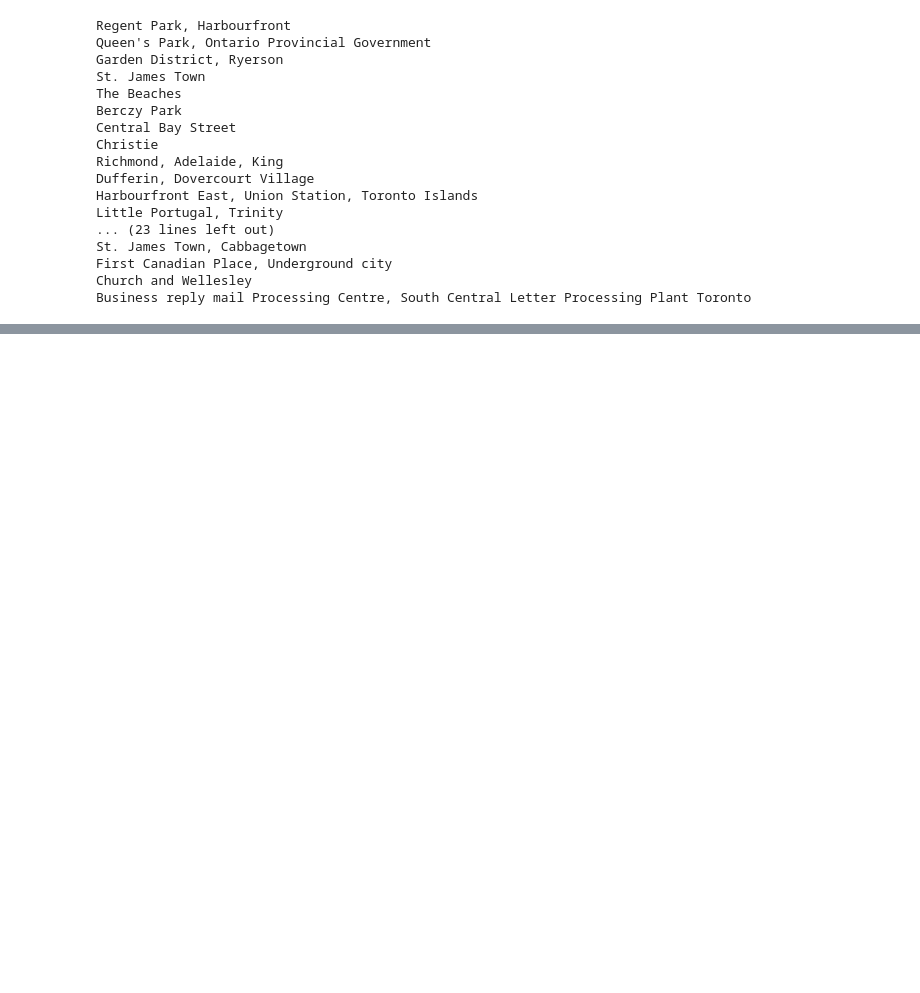
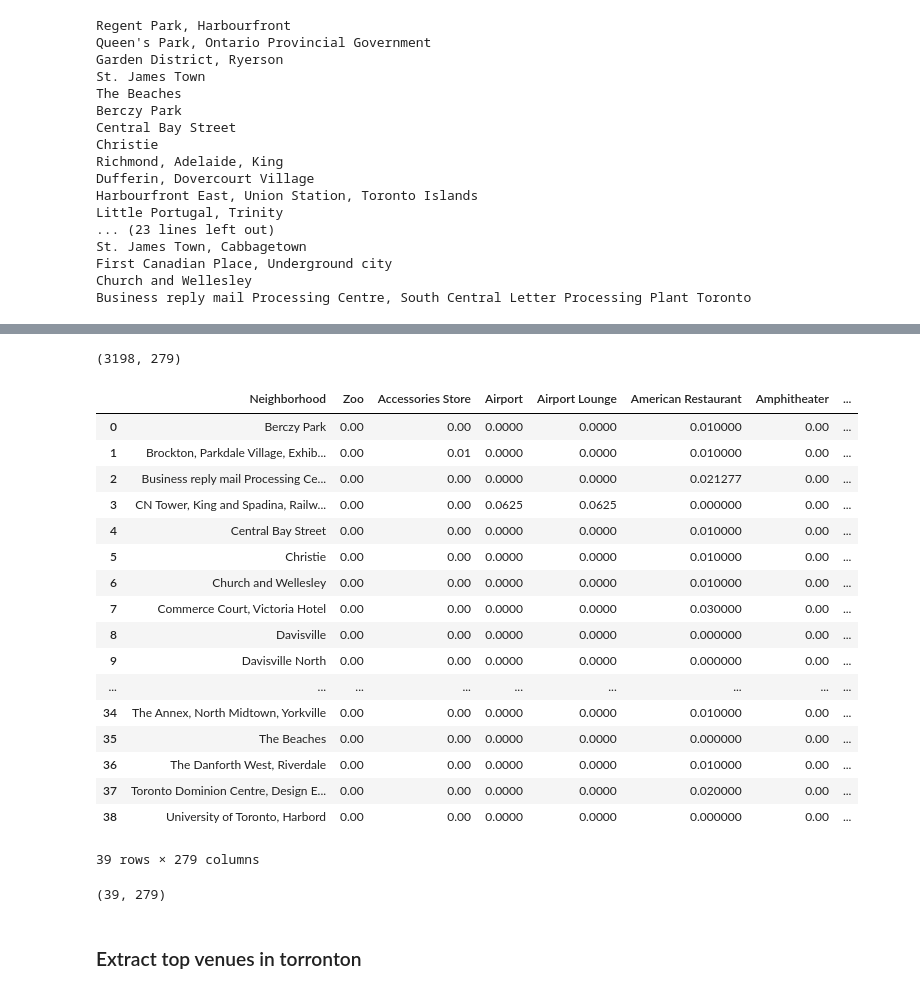
Before and after one commit to nipun-sachintha/Coursera_Capstone, a Jupyter notebook: Segmenting and Clustering Neighborhoods in Toronto.ipynb, the cells around one changed output, grey strips where cells are left out. Cells and saved outputs as stored; diff of their text form; code cells hidden in the pictures; blank space fills up the shorter version.

```diff
--- a/Segmenting and Clustering Neighborhoods in Toronto.ipynb
+++ b/Segmenting and Clustering Neighborhoods in Toronto.ipynb
@@ -286,11 +234,11 @@ print('{} venues were returned by Foursquare.'.format(nearby_venues.shape[0]))
 # %%
-def getNearbyVenues(names, latitudes, longitudes, radius=500):
+def getNearbyVenues(names, latitudes, longitudes, radius=1000):
 
     venues_list=[]
     for name, lat, lng in zip(names, latitudes, longitudes):
         print(name)
 
-        # create the API request URL
+        # create the API request URLresults.size()
         url = 'https://api.foursquare.com/v2/venues/explore?&client_id={}&client_secret={}&v={}&ll={},{}&radius={}&limit={}'.format(
             CLIENT_ID,
             CLIENT_SECRET,
@@ -352,0 +360,12 @@ print(torronton_venues.shape)
+# %%
+# one hot encoding
+torronton_onehot = pd.get_dummies(torronton_venues[['Venue Category']], prefix="", prefix_sep="")
+
+# add neighborhood column back to dataframe
+torronton_onehot['Neighborhood'] =torronton_venues['Neighborhood']
+
+# move neighborhood column to the first column
+fixed_columns = [torronton_onehot.columns[-1]] + list(torronton_onehot.columns[:-1])
+torronton_onehot = torronton_onehot[fixed_columns]
+
+torronton_onehot.head()
@@ -352,0 +380,32 @@ print(torronton_venues.shape)
+# %%
+torronton_onehot.shape
+# %% [output]
+(3198, 279)
+# %%
+torronton_grouped = torronton_onehot.groupby('Neighborhood').mean().reset_index()
+torronton_grouped
+# %% [output]
+|  | Neighborhood | Zoo | Accessories Store | Airport | Airport Lounge | American Restaurant | Amphitheater | ... |
+| 0 | Berczy Park | 0.00 | 0.00 | 0.0000 | 0.0000 | 0.010000 | 0.00 | ... |
+| 1 | Brockton, Parkdale Village, Exhib... | 0.00 | 0.01 | 0.0000 | 0.0000 | 0.010000 | 0.00 | ... |
+| 2 | Business reply mail Processing Ce... | 0.00 | 0.00 | 0.0000 | 0.0000 | 0.021277 | 0.00 | ... |
+| 3 | CN Tower, King and Spadina, Railw... | 0.00 | 0.00 | 0.0625 | 0.0625 | 0.000000 | 0.00 | ... |
+| 4 | Central Bay Street | 0.00 | 0.00 | 0.0000 | 0.0000 | 0.010000 | 0.00 | ... |
+| 5 | Christie | 0.00 | 0.00 | 0.0000 | 0.0000 | 0.010000 | 0.00 | ... |
+| 6 | Church and Wellesley | 0.00 | 0.00 | 0.0000 | 0.0000 | 0.010000 | 0.00 | ... |
+| 7 | Commerce Court, Victoria Hotel | 0.00 | 0.00 | 0.0000 | 0.0000 | 0.030000 | 0.00 | ... |
+| 8 | Davisville | 0.00 | 0.00 | 0.0000 | 0.0000 | 0.000000 | 0.00 | ... |
+| 9 | Davisville North | 0.00 | 0.00 | 0.0000 | 0.0000 | 0.000000 | 0.00 | ... |
+| ... | ... | ... | ... | ... | ... | ... | ... | ... |
+| 34 | The Annex, North Midtown, Yorkville | 0.00 | 0.00 | 0.0000 | 0.0000 | 0.010000 | 0.00 | ... |
+| 35 | The Beaches | 0.00 | 0.00 | 0.0000 | 0.0000 | 0.000000 | 0.00 | ... |
+| 36 | The Danforth West, Riverdale | 0.00 | 0.00 | 0.0000 | 0.0000 | 0.010000 | 0.00 | ... |
+| 37 | Toronto Dominion Centre, Design E... | 0.00 | 0.00 | 0.0000 | 0.0000 | 0.020000 | 0.00 | ... |
+| 38 | University of Toronto, Harbord | 0.00 | 0.00 | 0.0000 | 0.0000 | 0.000000 | 0.00 | ... |
+39 rows × 279 columns
+# %%
+torronton_grouped.shape
+# %% [output]
+(39, 279)
+# %% [markdown]
+### Extract top venues in torronton
```
Also changed, not shown: parts of 59 cells of this notebook.
